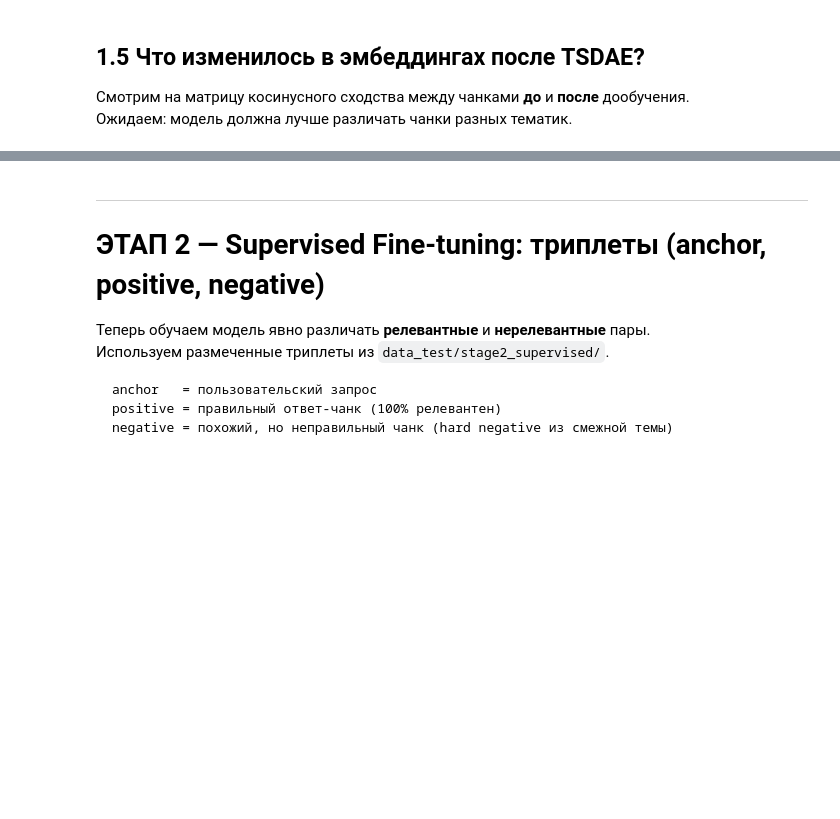
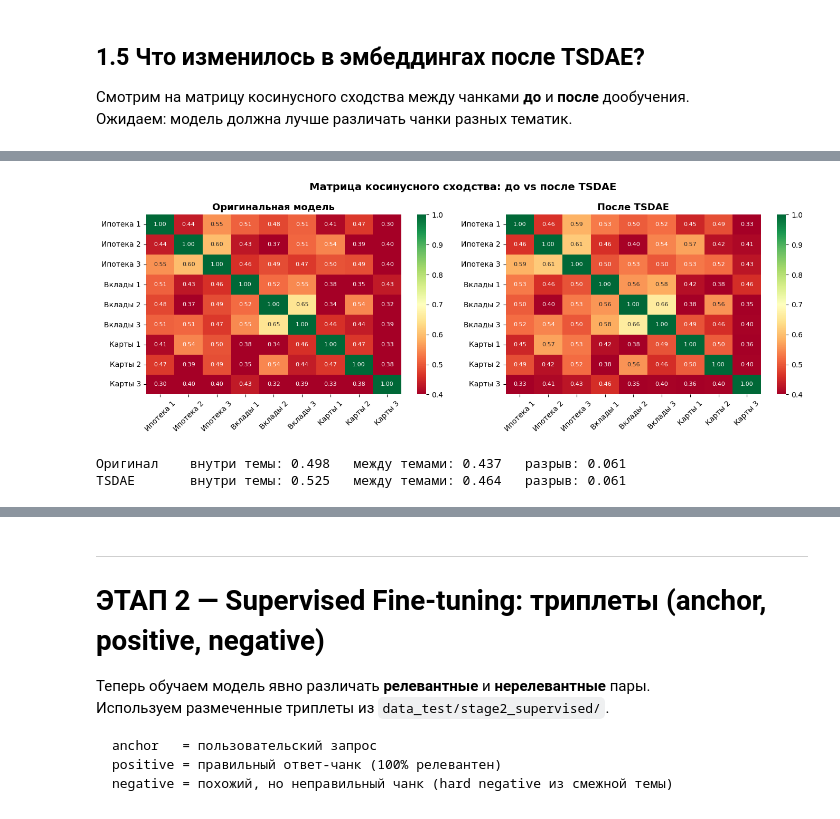
Before and after one commit to dmitrytimokhin/FinetuneEmbModel, a Jupyter notebook: notebooks/finetune_banking_embeddings.ipynb, the cells around one changed output, grey strips where cells are left out. Saved outputs shown, nothing was run; the diff lists cells and outputs as text; code cells hidden in the pictures; blank space fills up the shorter version.

```diff
--- a/notebooks/finetune_banking_embeddings.ipynb
+++ b/notebooks/finetune_banking_embeddings.ipynb
@@ -400,7 +426,7 @@ labels = [
 ]
 
 model_orig  = SentenceTransformer(MODEL_NAME)
-model_tsdae = SentenceTransformer("../output/stage1_tsdae/final")
+model_tsdae = SentenceTransformer("../output/stage1_tsdae/best_unsupervised")
 
 emb_orig  = model_orig.encode(sample_texts,  normalize_embeddings=True)
 emb_tsdae = model_tsdae.encode(sample_texts, normalize_embeddings=True)
@@ -434,3 +460,4 @@ for name, sim in [("Оригинал", sim_orig), ("TSDAE", sim_tsdae)]:
                      if i//3 != j//3])
     print(f"{name:10s}  внутри темы: {intra:.3f}   между темами: {inter:.3f}   "
           f"разрыв: {intra-inter:.3f}")
+# %% [output]
@@ -436,0 +468,3 @@ for name, sim in [("Оригинал", sim_orig), ("TSDAE", sim_tsdae)]:
+[figure, added]
+Оригинал    внутри темы: 0.498   между темами: 0.437   разрыв: 0.061
+TSDAE       внутри темы: 0.525   между темами: 0.464   разрыв: 0.061
```
Also changed, not shown: parts of 25 cells of this notebook.
